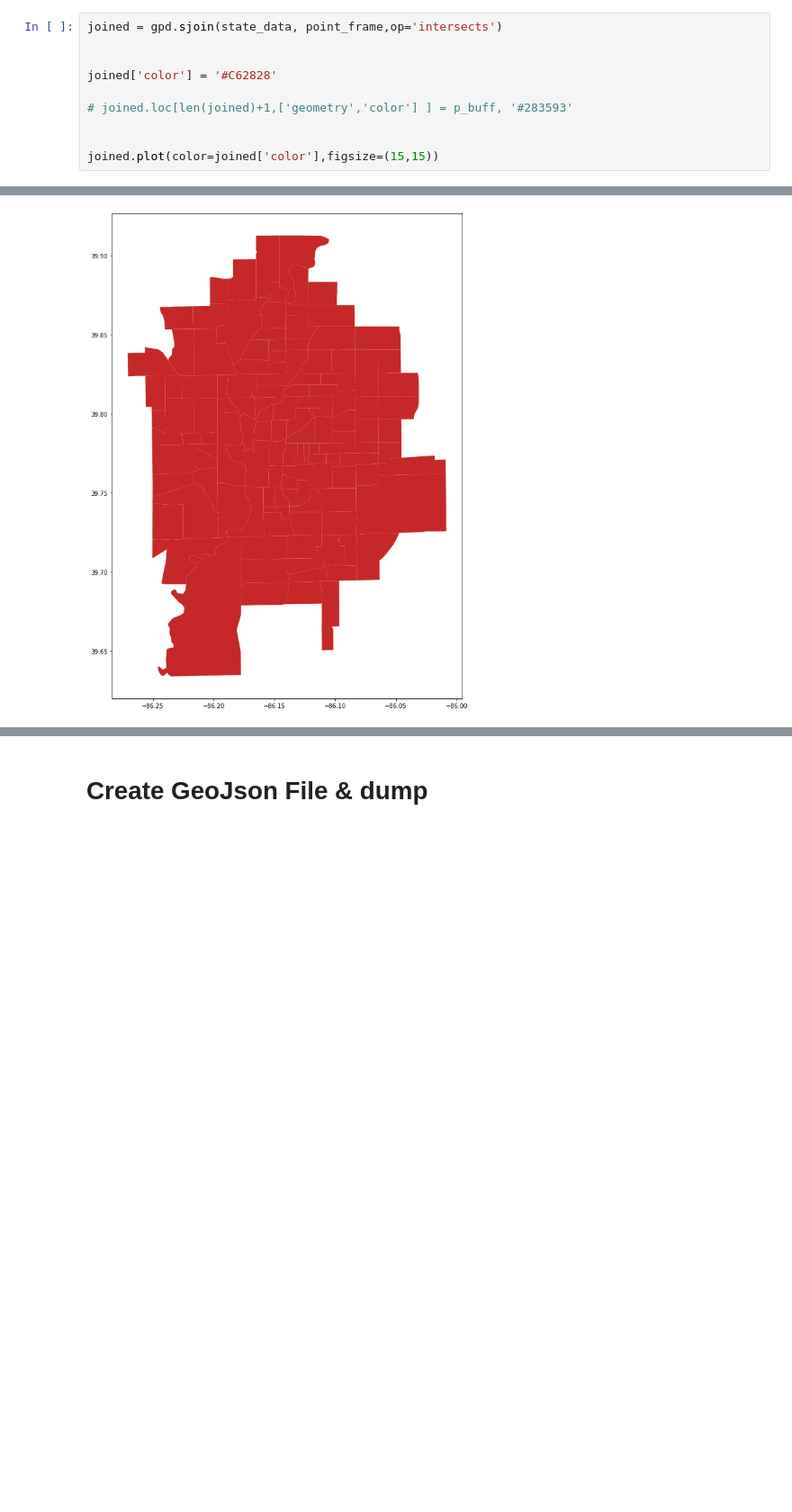
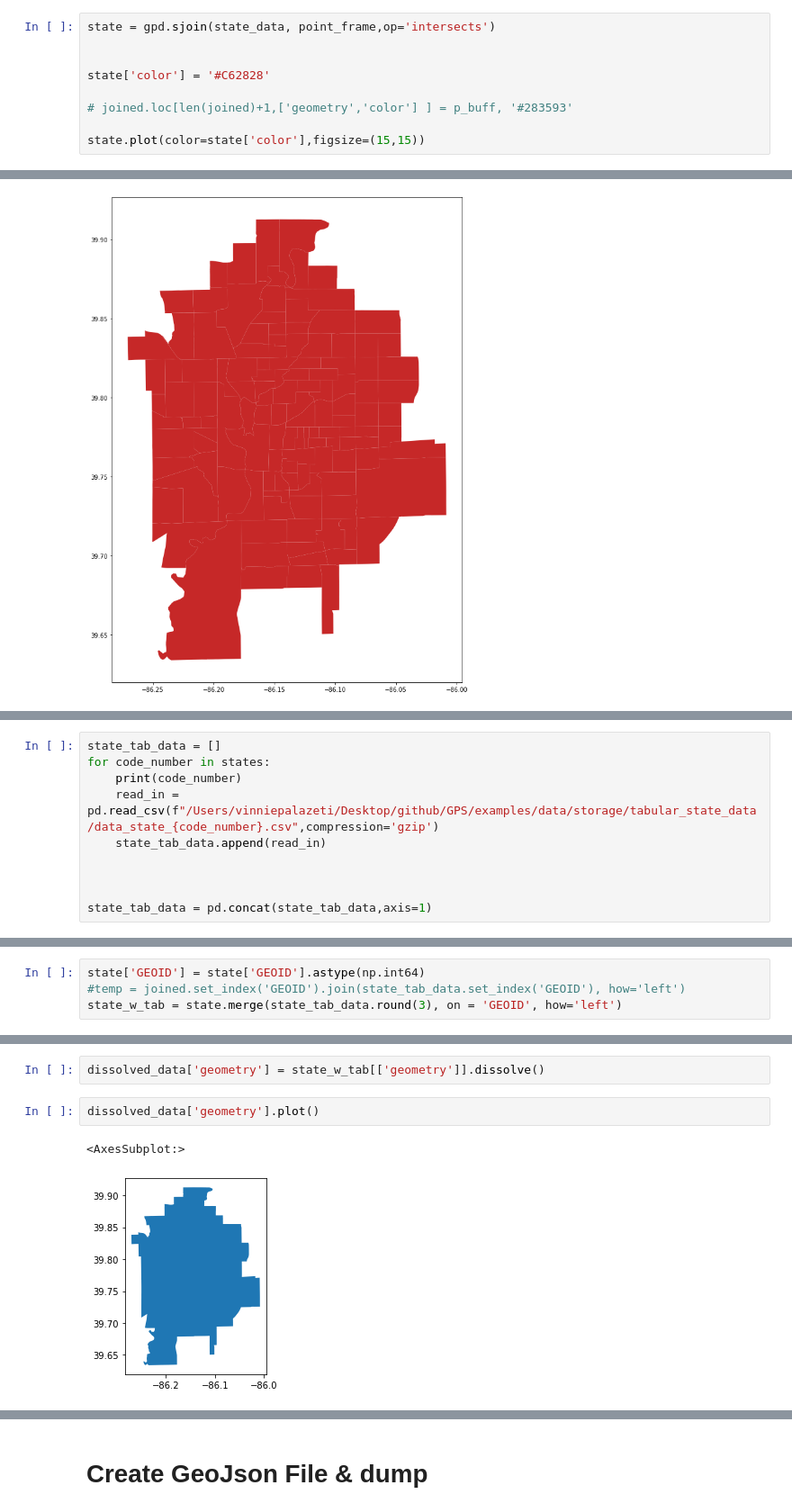
Before and after one commit to Vinnie-Palazeti/Census, a Jupyter notebook: examples/Notebooks/Point_to_data.ipynb, the cells around one changed output, grey strips where cells are left out. Shown at 90% size. Drawn from its saved outputs; the diff is of its cells as text; blank space fills up the shorter version.

```diff
--- a/examples/Notebooks/Point_to_data.ipynb
+++ b/examples/Notebooks/Point_to_data.ipynb
@@ -43,15 +47,14 @@ state_data = pd.concat(state_data,axis=1)
 # %% [output]
 18
 # %%
-joined = gpd.sjoin(state_data, point_frame,op='intersects')
+state = gpd.sjoin(state_data, point_frame,op='intersects')
 
 
-joined['color'] = '#C62828'
+state['color'] = '#C62828'
 
 # joined.loc[len(joined)+1,['geometry','color'] ] = p_buff, '#283593'
 
-
-joined.plot(color=joined['color'],figsize=(15,15))
+state.plot(color=state['color'],figsize=(15,15))
 # %% [output]
 <AxesSubplot:>
 [figure]
@@ -57,0 +63,10 @@ joined.plot(color=joined['color'],figsize=(15,15))
+# %%
+state_tab_data = []
+for code_number in states:
+    print(code_number)
+    read_in = pd.read_csv(f"/Users/vinniepalazeti/Desktop/github/GPS/examples/data/storage/tabular_state_data/data_state_{code_number}.csv",compression='gzip')
+    state_tab_data.append(read_in)
+
+
+
+state_tab_data = pd.concat(state_tab_data,axis=1)
@@ -57,0 +75,4 @@ joined.plot(color=joined['color'],figsize=(15,15))
+# %%
+state['GEOID'] = state['GEOID'].astype(np.int64)
+#temp = joined.set_index('GEOID').join(state_tab_data.set_index('GEOID'), how='left')
+state_w_tab = state.merge(state_tab_data.round(3), on = 'GEOID', how='left')
@@ -57,0 +189,7 @@ joined.plot(color=joined['color'],figsize=(15,15))
+# %%
+dissolved_data['geometry'] = state_w_tab[['geometry']].dissolve()
+# %%
+dissolved_data['geometry'].plot()
+# %% [output]
+<AxesSubplot:>
+[figure, added]
```
Also changed, not shown: parts of 12 cells of this notebook, 6 other files.
